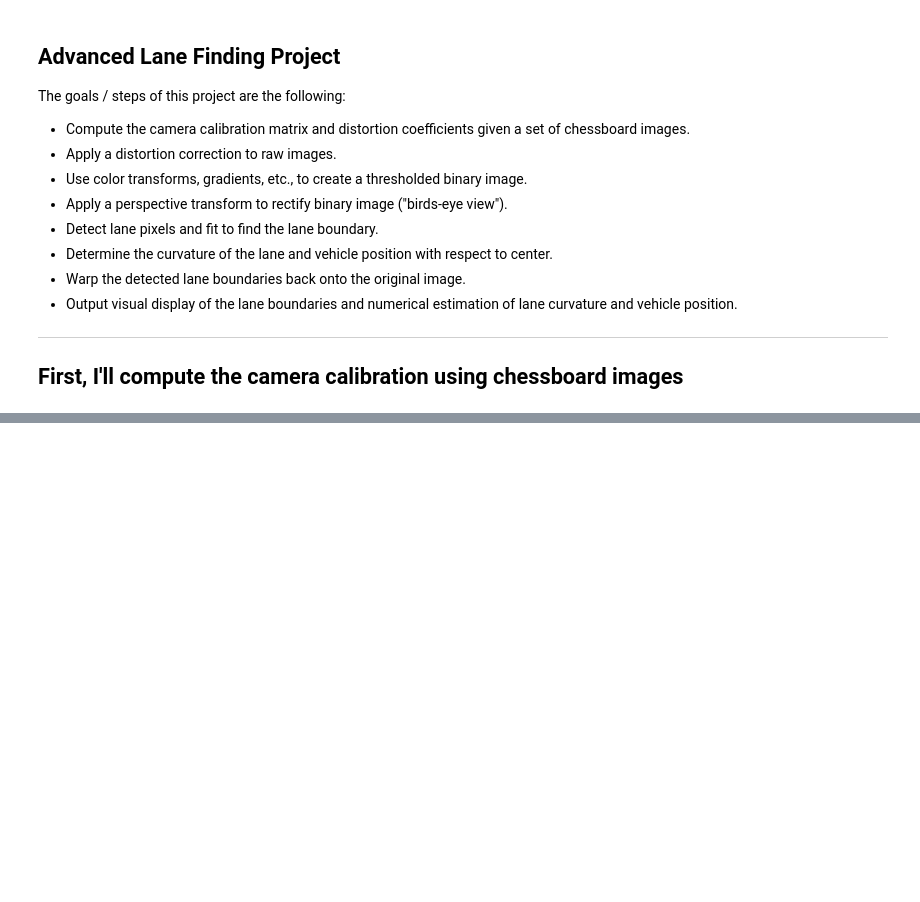
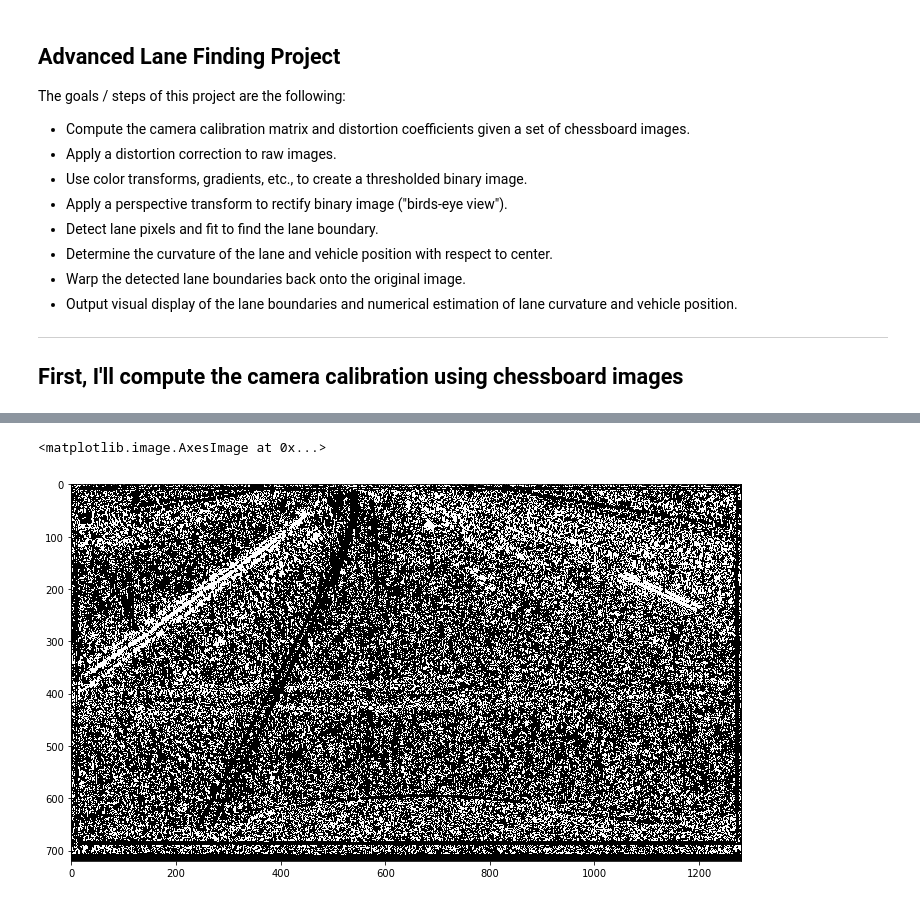
Before and after one commit to SamuelNavarro/SelfDriving, a Jupyter notebook: AdvancedLaneFinding/Project/Project_v80519.ipynb, the cells around one changed output, grey strips where cells are left out. Drawn from its saved outputs; the diff is of its cells as text; code cells hidden in the pictures; blank space fills up the shorter version.

```diff
--- a/AdvancedLaneFinding/Project/Project_v80519.ipynb
+++ b/AdvancedLaneFinding/Project/Project_v80519.ipynb
@@ -134,0 +164,19 @@ warped = cv2.warpPerspective(img, M, img.shape[1::-1], flags=cv2.INTER_LINEAR)
+# %%
+def dir_threshold(img, sobel_kernel=3, thresh=(0.7, 1.3)):
+    gray = cv2.cvtColor(img, cv2.COLOR_BGR2GRAY)
+    sobelx = cv2.Sobel(gray, cv2.CV_64F, 1, 0, ksize=sobel_kernel)
+    sobely = cv2.Sobel(gray, cv2.CV_64F, 0, 1, ksize=sobel_kernel)
+    abs_sobelx = np.abs(sobelx)
+    abs_sobely = np.abs(sobely)
+    direction = np.arctan2(abs_sobely, abs_sobelx)
+    binary_output = np.zeros_like(direction)
+    binary_output[(direction >= thresh[0]) & (direction <= thresh[1])] = 1
+    return binary_output
+# %%
+dir_binary = dir_threshold(warped, sobel_kernel=5, thresh=(0.7, 1.3))
+# %%
+plt.figure(figsize=(12,10))
+plt.imshow(dir_binary, cmap='gray')
+# %% [output]
+<matplotlib.image.AxesImage at 0x...>
+[figure, added]
```
Also changed, not shown: parts of 30 cells of this notebook.
